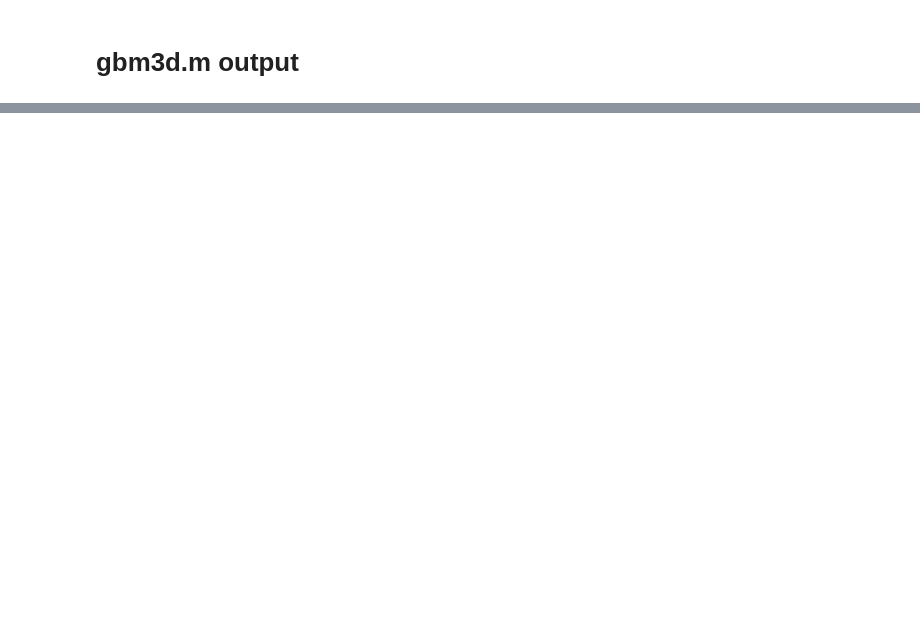
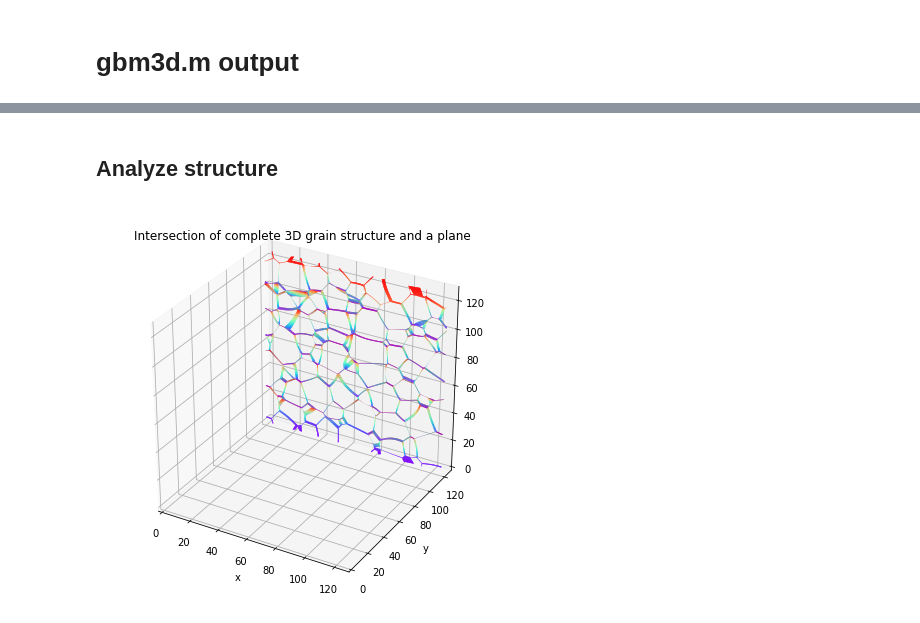
Before and after one commit to asazo/thesis, a Jupyter notebook: scripts/check_output.ipynb, the cells around one changed output, grey strips where cells are left out. Cells and saved outputs as stored; diff of their text form; code cells hidden in the pictures; blank space fills up the shorter version.

```diff
--- a/scripts/check_output.ipynb
+++ b/scripts/check_output.ipynb
@@ -41,0 +57,37 @@ plt.show()
+# %% [markdown]
+## Analyze structure
+# %%
+# Build intersecting plane
+X1 = np.array([127,120,127])
+X3 = np.array([0,121,0])
+plane = pymesh.generate_box_mesh(X1, X3)
+
+results = [None for i in range(n_grains)]
+for i in range(n_grains):
+    # Load grain from MATLAB output
+    g = load_grain(i)
+    # Get vertices and faces (grain triangulation)
+    verts, faces = build_surface(g)
+    # Build high level mesh
+    mesh = pymesh.form_mesh(verts, faces)
+    # Intersect
+    result = pymesh.boolean(mesh, plane,operation="intersection", engine="carve")
+    if len(result.vertices) > 0:
+        results[i] = result
+# %%
+# Filter results, some Nones are just non intersecting grains
+results = [r for r in results if r is not None]
+# %%
+fig = plt.figure(figsize=(7,7))
+ax = fig.add_subplot(111, projection='3d')
+ax.set_xlim(0,127)
+ax.set_zlim(0,127)
+ax.set_ylim(0,127)
+ax.set_xlabel("x")
+ax.set_ylabel("y")
+for r in results:
+    plot_surface(ax, r.vertices, r.faces)
+ax.set_title("Intersection of complete 3D grain structure and a plane")
+plt.savefig("firstslice.png")
+# %% [output]
+[figure, added]
```
Also changed, not shown: parts of 9 cells of this notebook.
